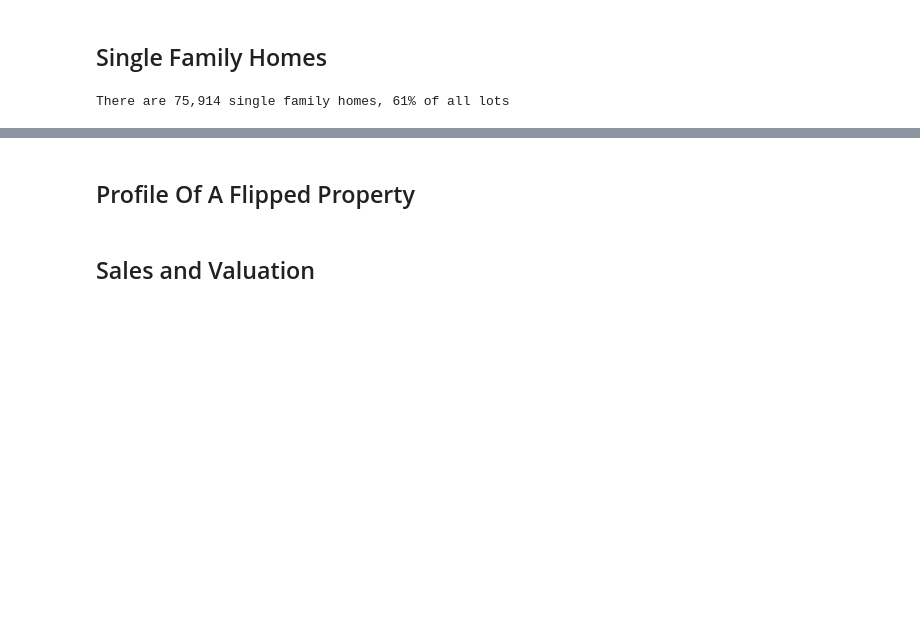
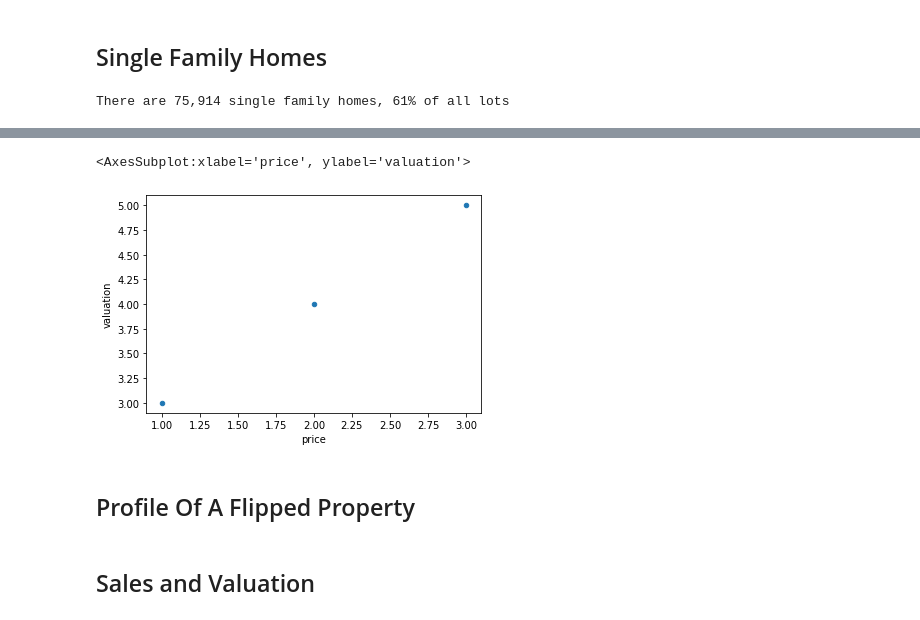
Before and after one commit to meshulam/minneapolis, a Jupyter notebook: index.ipynb, the cells around one changed output, grey strips where cells are left out. Cells and saved outputs as stored; diff of their text form; code cells hidden in the pictures; blank space fills up the shorter version.

```diff
--- a/index.ipynb
+++ b/index.ipynb
@@ -95,3 +139,8 @@ for row in execute("SELECT apn, SALES_SELLERNAME, SALES_BUYERNAME, SALES_PRICE,
+# %%
+sales_data_frame.plot(x='price', y='valuation', kind='scatter')
+# %% [output]
+<AxesSubplot:xlabel='price', ylabel='valuation'>
+[figure, added]
 # %% [markdown]
 
 ## Profile Of A Flipped Property
```
Also changed, not shown: parts of 3 cells of this notebook.
